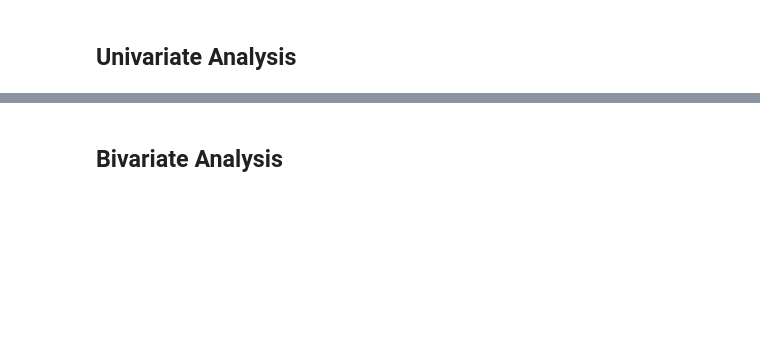
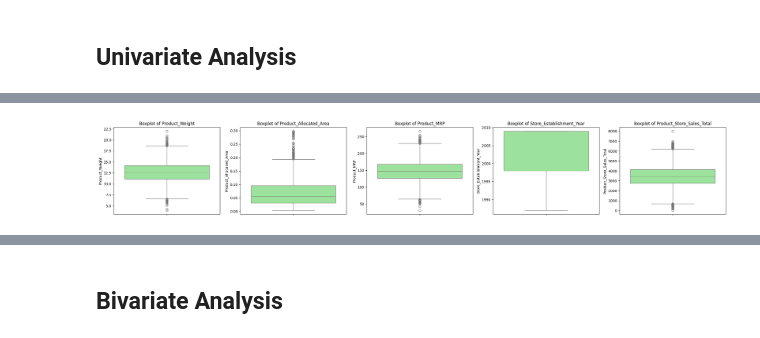
Before and after one commit to fryder/superkart, a Jupyter notebook: Full_Code_SuperKart_Model_Deployment_Notebook_[Updated].ipynb, the cells around one changed output, grey strips where cells are left out. Cells and saved outputs as stored; diff of their text form; code cells hidden in the pictures; blank space fills up the shorter version.

```diff
--- a/Full_Code_SuperKart_Model_Deployment_Notebook_[Updated].ipynb
+++ b/Full_Code_SuperKart_Model_Deployment_Notebook_[Updated].ipynb
@@ -188,0 +291,4 @@ dtype: int64
+# %%
+for col in cat_cols:
+    print(f'\nValue counts for categorical column: {col}')
+    display(kartData[col].value_counts().sort_values().head(10))
@@ -188,0 +366,12 @@ dtype: int64
+# %%
+# Boxplots for important numerical variables
+fig, axes = plt.subplots(1, len(num_cols), figsize=(5 * len(num_cols), 4))
+if len(num_cols) == 1:
+    axes = [axes]
+for i, col in enumerate(num_cols):
+    sns.boxplot(y=kartData[col], ax=axes[i], color='lightgreen')
+    axes[i].set_title(f'Boxplot of {col}')
+plt.tight_layout()
+plt.show()
+# %% [output]
+[figure, added]
```
Also changed, not shown: parts of 86 cells of this notebook, 2 other files.
